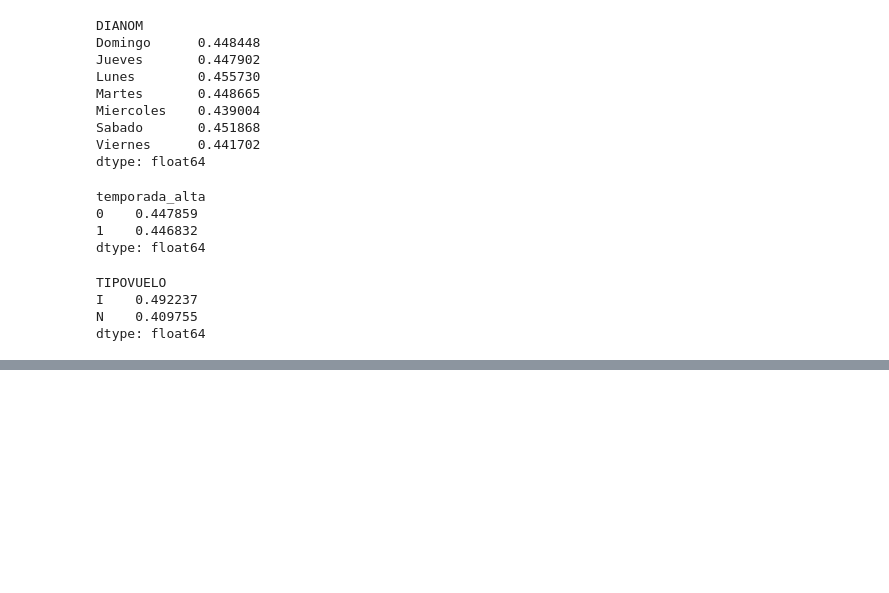
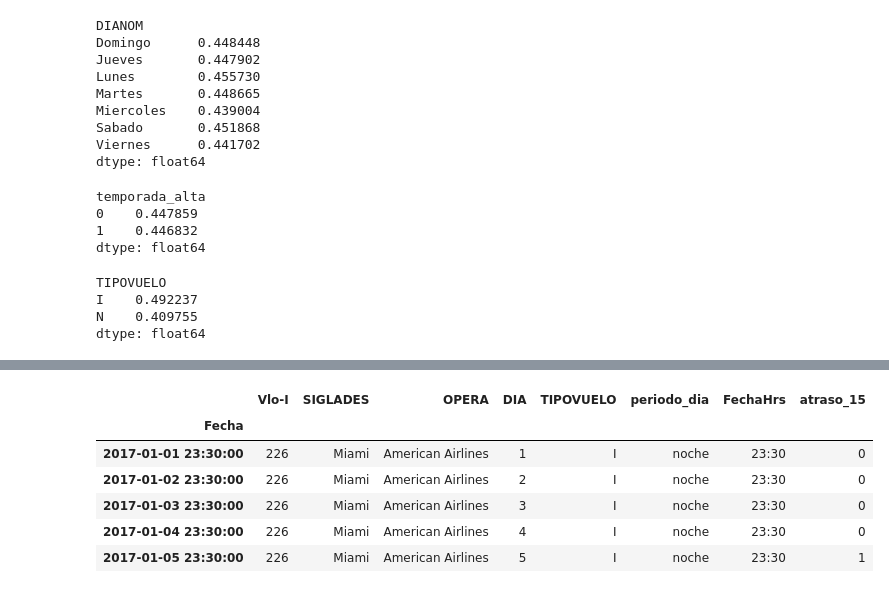
Before and after one commit to JPGrosso/challenge_DS_LATAM, a Jupyter notebook: solution.ipynb, the cells around one changed output, grey strips where cells are left out. Saved outputs shown, nothing was run; the diff lists cells and outputs as text; code cells hidden in the pictures; blank space fills up the shorter version.

```diff
--- a/solution.ipynb
+++ b/solution.ipynb
@@ -307,0 +337,10 @@ Las variables que mejor captan diferencias en la tasa de atraso son destino, aer
+# %%
+df.head()
+# %% [output]
+|  | Vlo-I | SIGLADES | OPERA | DIA | TIPOVUELO | periodo_dia | FechaHrs | atraso_15 |
+| Fecha |  |  |  |  |  |  |  |  |
+| 2017-01-01 23:30:00 | 226 | Miami | American Airlines | 1 | I | noche | 23:30 | 0 |
+| 2017-01-02 23:30:00 | 226 | Miami | American Airlines | 2 | I | noche | 23:30 | 0 |
+| 2017-01-03 23:30:00 | 226 | Miami | American Airlines | 3 | I | noche | 23:30 | 0 |
+| 2017-01-04 23:30:00 | 226 | Miami | American Airlines | 4 | I | noche | 23:30 | 0 |
+| 2017-01-05 23:30:00 | 226 | Miami | American Airlines | 5 | I | noche | 23:30 | 1 |
```
Also changed, not shown: parts of 20 cells of this notebook.
